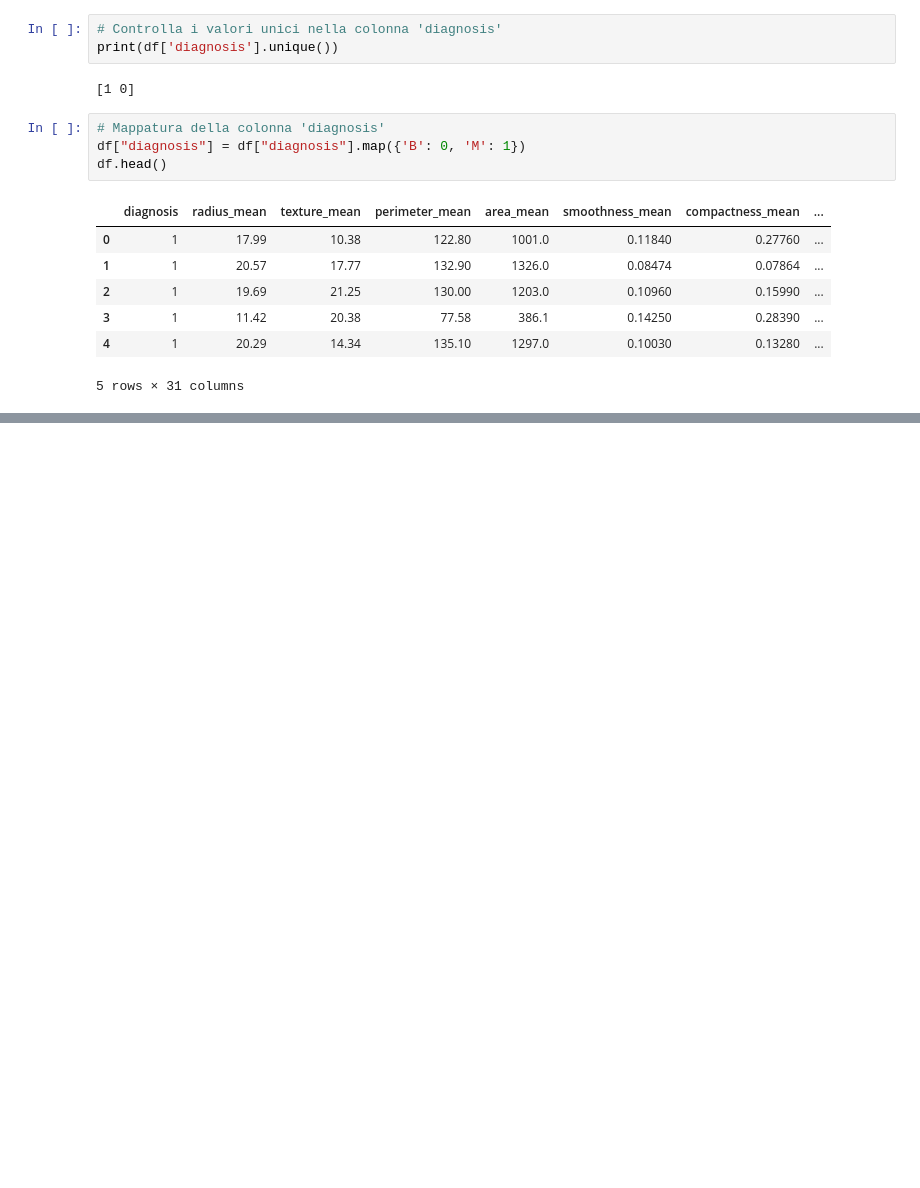
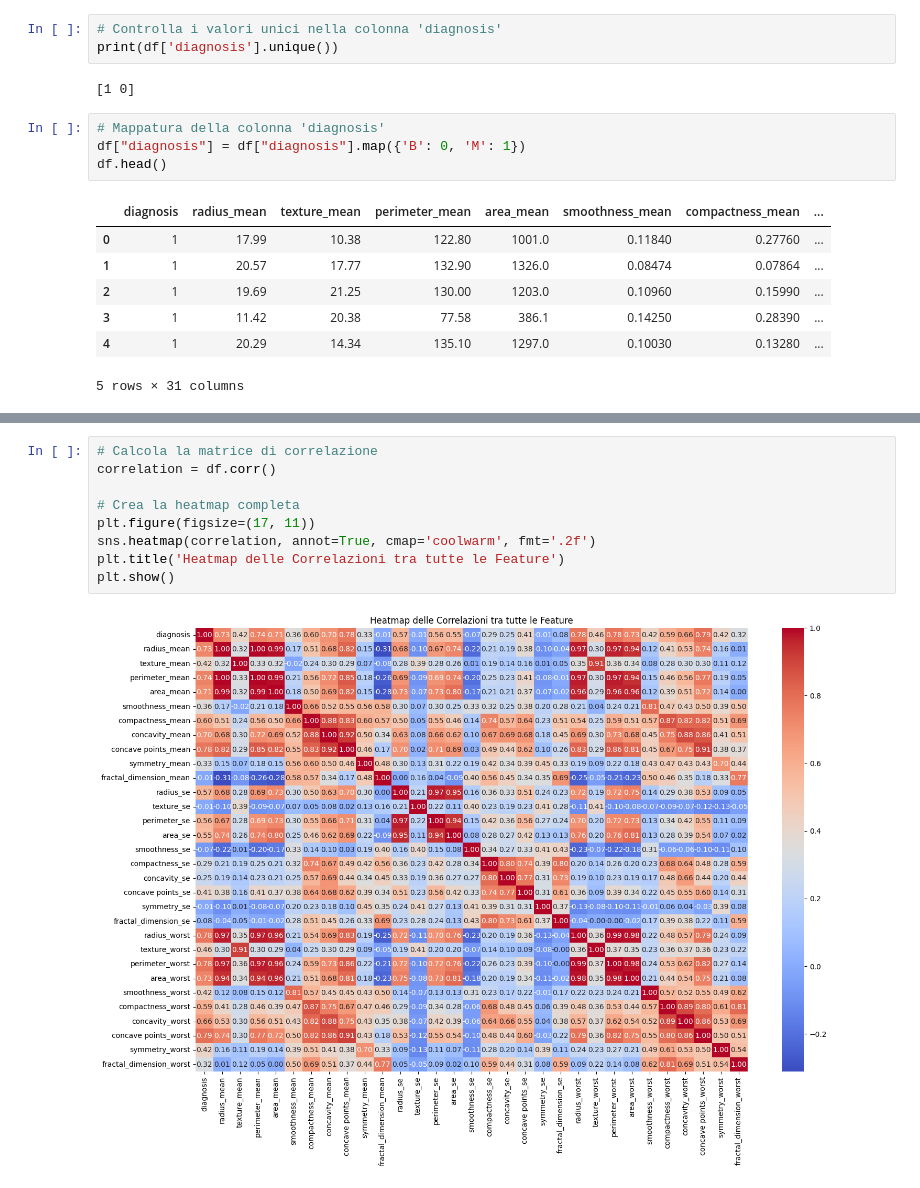
Before and after one commit to NIKFIORE/Progetto-Architettura-dei-dati, a Jupyter notebook: Main.ipynb, the cells around one changed output, grey strips where cells are left out. Cells and saved outputs as stored; diff of their text form; blank space fills up the shorter version.

```diff
--- a/Main.ipynb
+++ b/Main.ipynb
@@ -107,0 +134,11 @@ df.head()
+# %%
+# Calcola la matrice di correlazione
+correlation = df.corr()
+
+# Crea la heatmap completa
+plt.figure(figsize=(17, 11))
+sns.heatmap(correlation, annot=True, cmap='coolwarm', fmt='.2f')
+plt.title('Heatmap delle Correlazioni tra tutte le Feature')
+plt.show()
+# %% [output]
+[figure, added]
```
Also changed, not shown: parts of 3 cells of this notebook.
